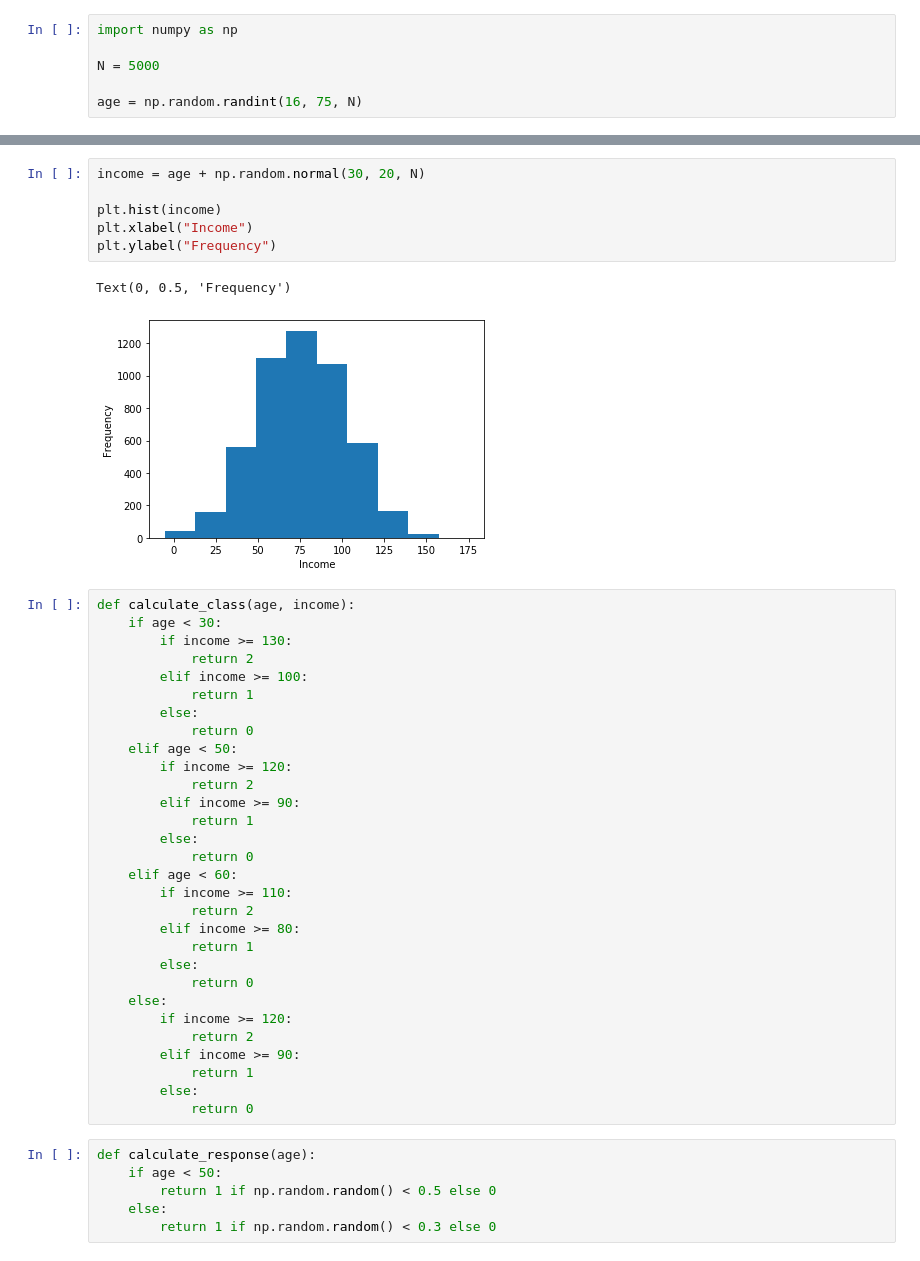
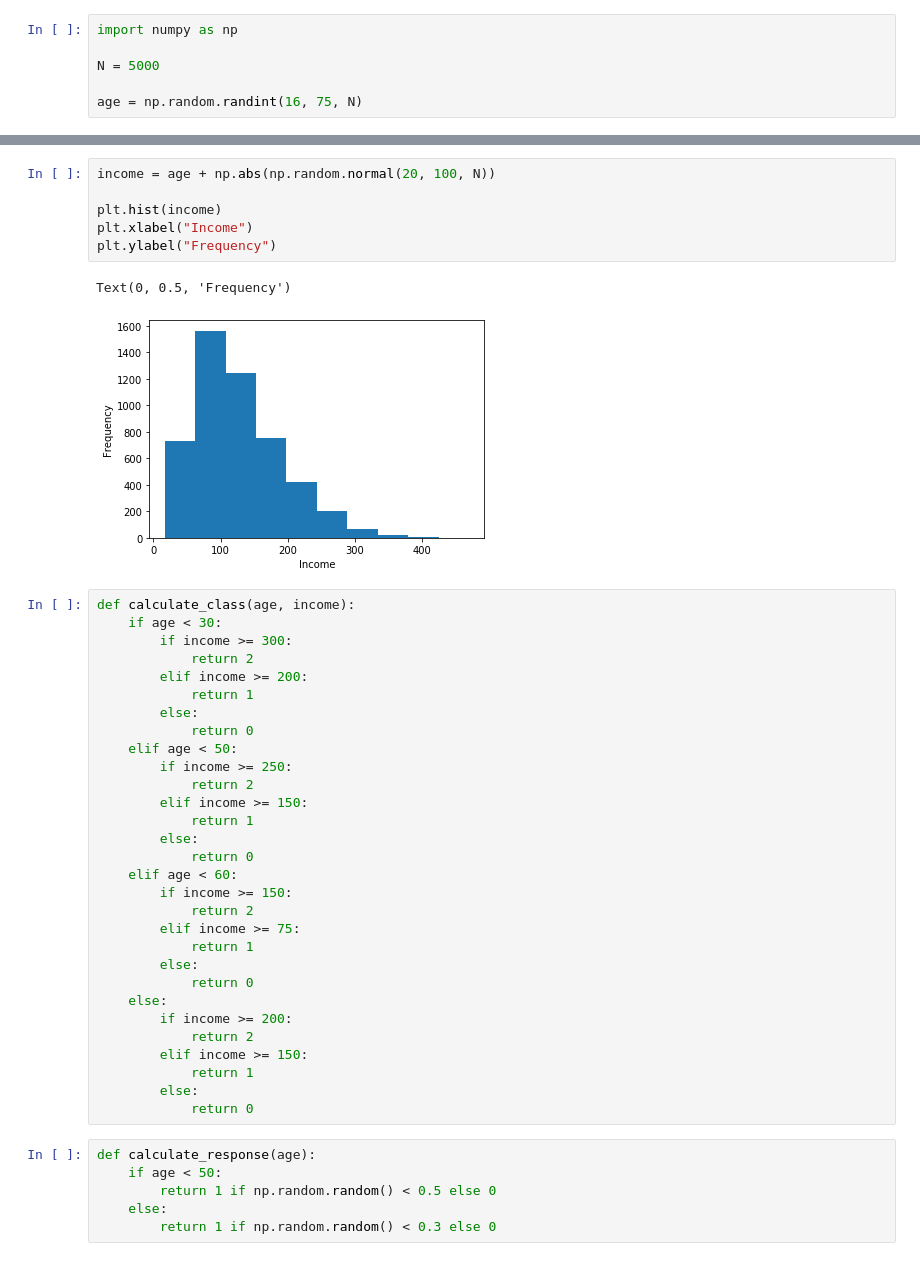
Before and after one commit to ruivieira/ceh-pmml-models, a Jupyter notebook: models.ipynb, the cells around one changed output, grey strips where cells are left out. Saved outputs shown, nothing was run; the diff lists cells and outputs as text.

Commit message:
Remove `class` from model. Increase variance of incomes.

```diff
--- a/models.ipynb
+++ b/models.ipynb
@@ -18,39 +18,39 @@ Text(0, 0.5, 'Number of customers')
 # %%
-income = age + np.random.normal(30, 20, N)
+income = age + np.abs(np.random.normal(20, 100, N))
 
 plt.hist(income)
 plt.xlabel("Income")
 plt.ylabel("Frequency")
 # %% [output]
 Text(0, 0.5, 'Frequency')
-[figure, old version]
+[figure, new version]
 # %%
 def calculate_class(age, income):
     if age < 30:
-        if income >= 130:
+        if income >= 300:
             return 2
-        elif income >= 100:
+        elif income >= 200:
             return 1
         else:
             return 0
     elif age < 50:
-        if income >= 120:
+        if income >= 250:
             return 2
-        elif income >= 90:
+        elif income >= 150:
             return 1
         else:
             return 0
     elif age < 60:
-        if income >= 110:
+        if income >= 150:
             return 2
-        elif income >= 80:
+        elif income >= 75:
             return 1
         else:
             return 0
     else:
-        if income >= 120:
+        if income >= 200:
             return 2
-        elif income >= 90:
+        elif income >= 150:
             return 1
         else:
             return 0
```
Also changed, not shown: parts of 11 cells of this notebook, 3 other files.
